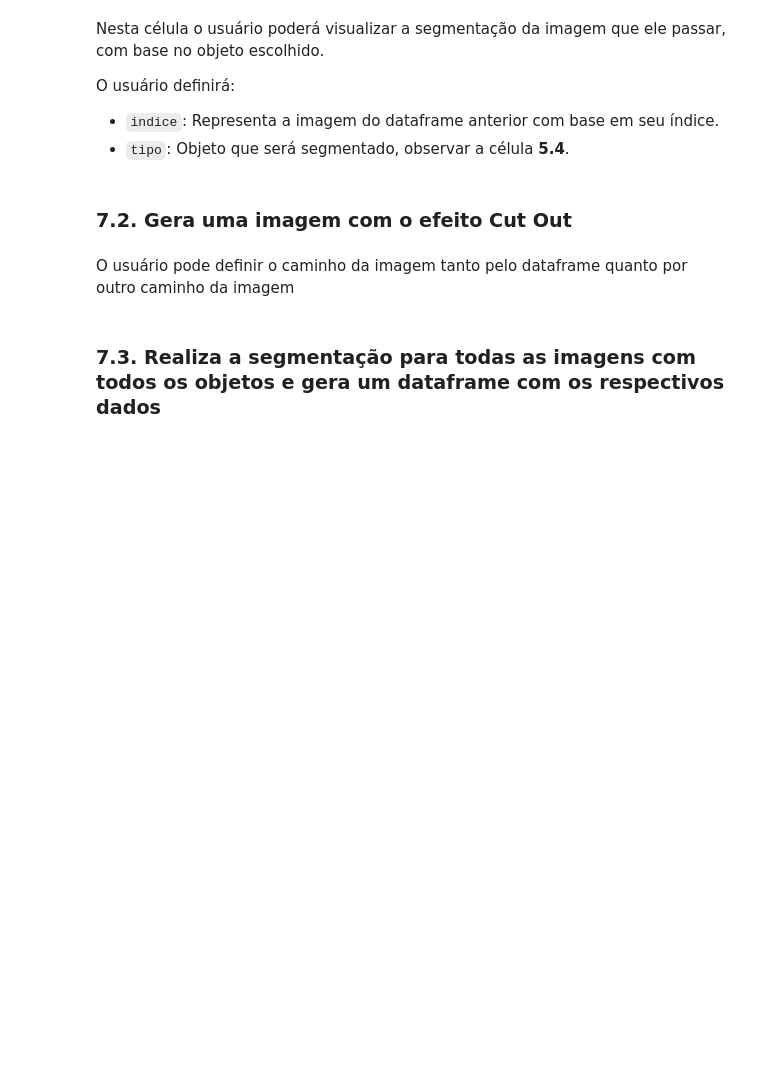
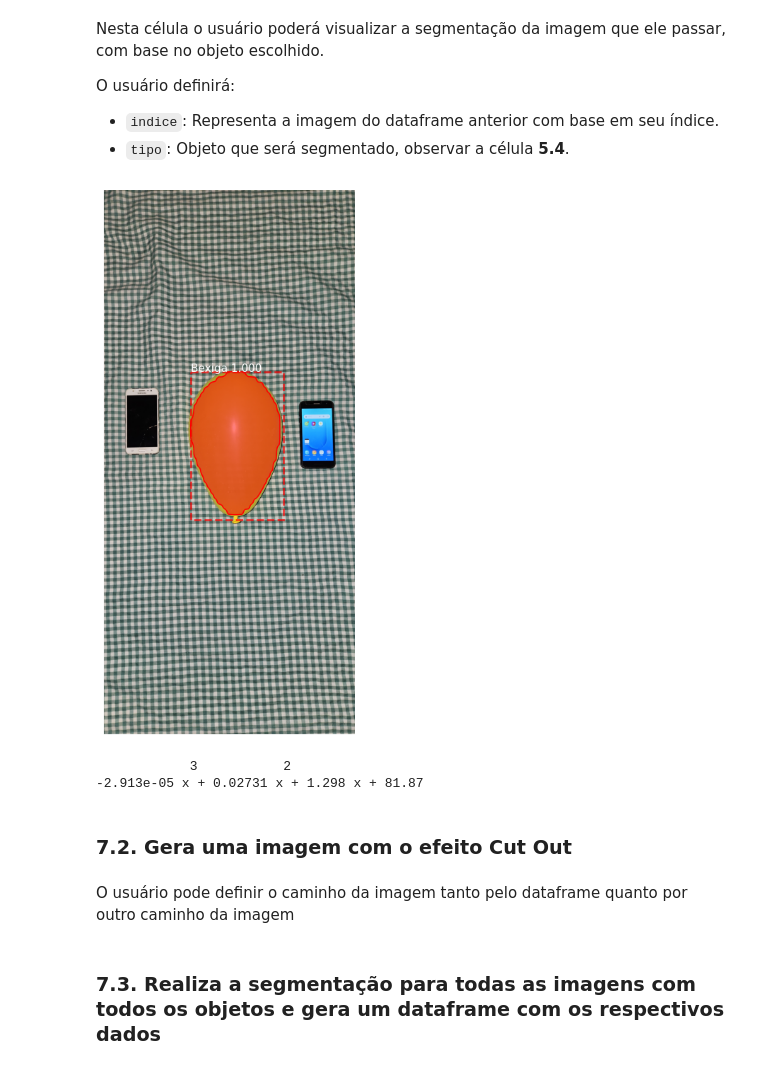
Before and after one commit to AriBarrosFilho/Future_Alaatus_Projeto_Local, a Jupyter notebook: 9 - Testes com os pesos de segmentação - Teste.ipynb, the cells around one changed output. Saved outputs shown, nothing was run; the diff lists cells and outputs as text; code cells hidden in the pictures; blank space fills up the shorter version.

```diff
--- a/9 - Testes com os pesos de segmentação - Teste.ipynb
+++ b/9 - Testes com os pesos de segmentação - Teste.ipynb
@@ -780,36 +773,45 @@ O usuário definirá:
 * `tipo`: Objeto que será segmentado, observar a célula **5.4**.
 # %%
 # Índice da imagem
-indice = 3
+indice = 1
 
 # Define o objeto que será segmentado
 # tipo_modelo: 'balloon', 'phone' ou 'balloon_phone'
-tipo = "phone"
+tipo = "balloon"
 
 # Define se a imagem original (sem segmentações) será apresentada
 APRESENTAR_IMAGEM_ORIGINAL = False
 
 # Define se a imagem gerada (com a segmentação) será apresentada
-APRESENTAR_IMAGEM_SEGMENTADA = False
+APRESENTAR_IMAGEM_SEGMENTADA = True
 
 #===============================================================================
 
 if df_imagens.shape[0] > indice:
 
   # Define a imagem com base em seu caminho
   img_teste = imread(df_imagens.loc[indice, 'caminho'])
   # img_teste = imread("imagem.png") # Você pode acrescentar um caminho qualquer de uma imagem, caso não queira usar as do dataframe
 
   if APRESENTAR_IMAGEM_ORIGINAL:
 
     # Mostra a imagem original
     mostrar(img_teste)
 
   # Apresenta a imagem com a segmentação
   r = segmentar_imagem(model = modelo_classe[tipo][0], img = img_teste, tipo_modelo = modelo_classe[tipo][1], visualizar = APRESENTAR_IMAGEM_SEGMENTADA)
 
 # Avisa ao usuário o índice máximo permitido
 else: print(f"O índice deve ser menor ou igual a {df_imagens.shape[0] - 1}")
+# %% [output]
+[figure, added]
+# %%
+pol = np.poly1d([-2.91305676e-05,  2.73060713e-02,  1.29845977e+00,  8.18736282e+01])
+
+print(pol)
+# %% [output]
+            3           2
+-2.913e-05 x + 0.02731 x + 1.298 x + 81.87
 # %% [markdown]
 ### 7.2. Gera uma imagem com o efeito Cut Out
 # %%
```
Also changed, not shown: parts of 3 cells of this notebook, 5 other files.
